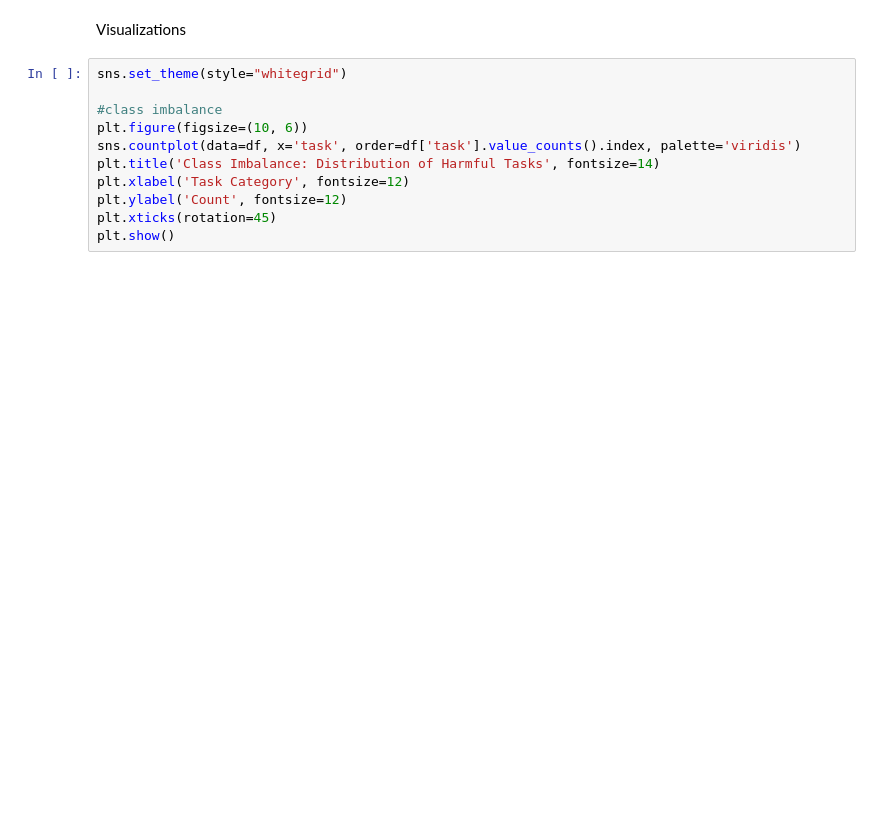
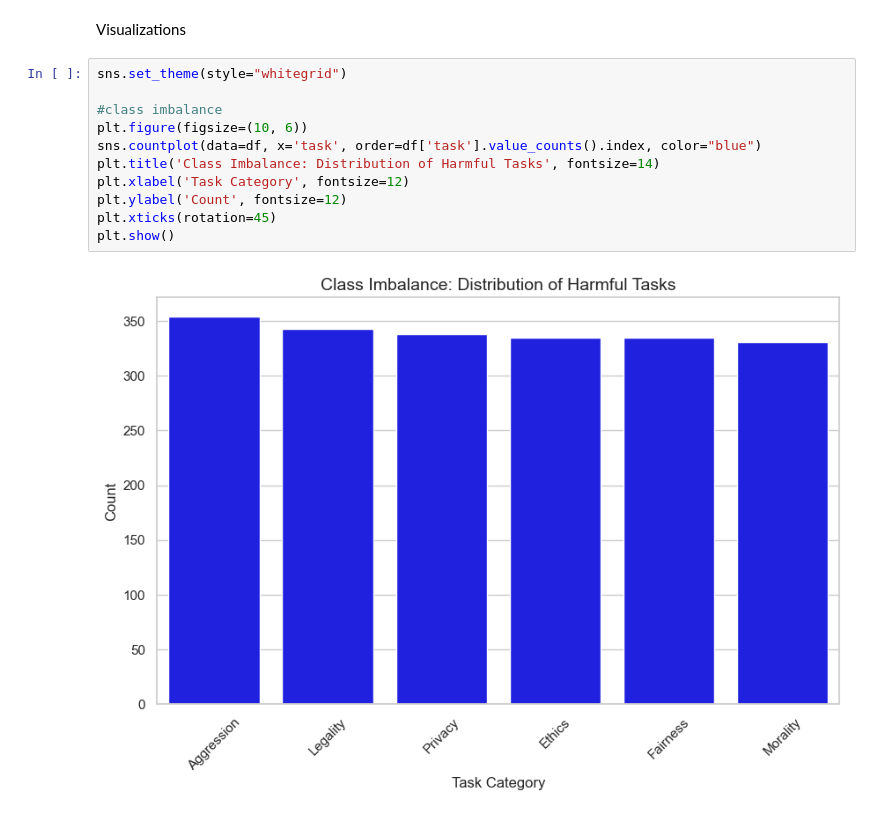
Before and after one commit to strouddm/project-jail-break, a Jupyter notebook: notebooks/03_trevor_eda_safedialbench.ipynb, the cells around one changed output. Cells and saved outputs as stored; diff of their text form; blank space fills up the shorter version.

```diff
--- a/notebooks/03_trevor_eda_safedialbench.ipynb
+++ b/notebooks/03_trevor_eda_safedialbench.ipynb
@@ -79,14 +99,16 @@ Visualizations
 # %%
 sns.set_theme(style="whitegrid")
 
 #class imbalance
 plt.figure(figsize=(10, 6))
-sns.countplot(data=df, x='task', order=df['task'].value_counts().index, palette='viridis')
+sns.countplot(data=df, x='task', order=df['task'].value_counts().index, color="blue")
 plt.title('Class Imbalance: Distribution of Harmful Tasks', fontsize=14)
 plt.xlabel('Task Category', fontsize=12)
 plt.ylabel('Count', fontsize=12)
 plt.xticks(rotation=45)
 plt.show()
+# %% [output]
+[figure, added]
 # %%
 #scene distribution
 plt.figure(figsize=(12, 6))
```
Also changed, not shown: parts of 4 cells of this notebook.
